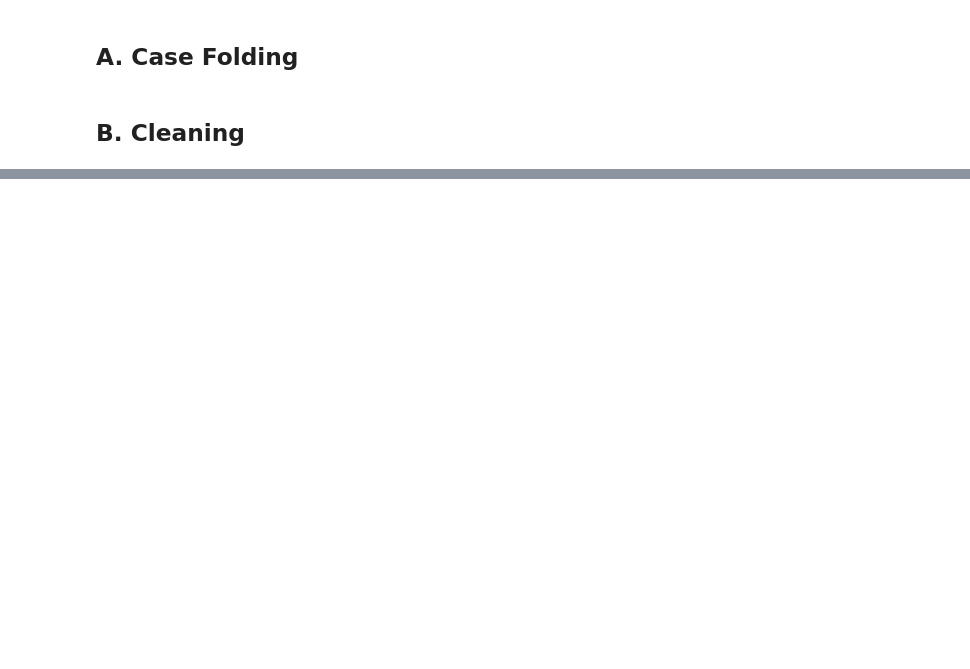
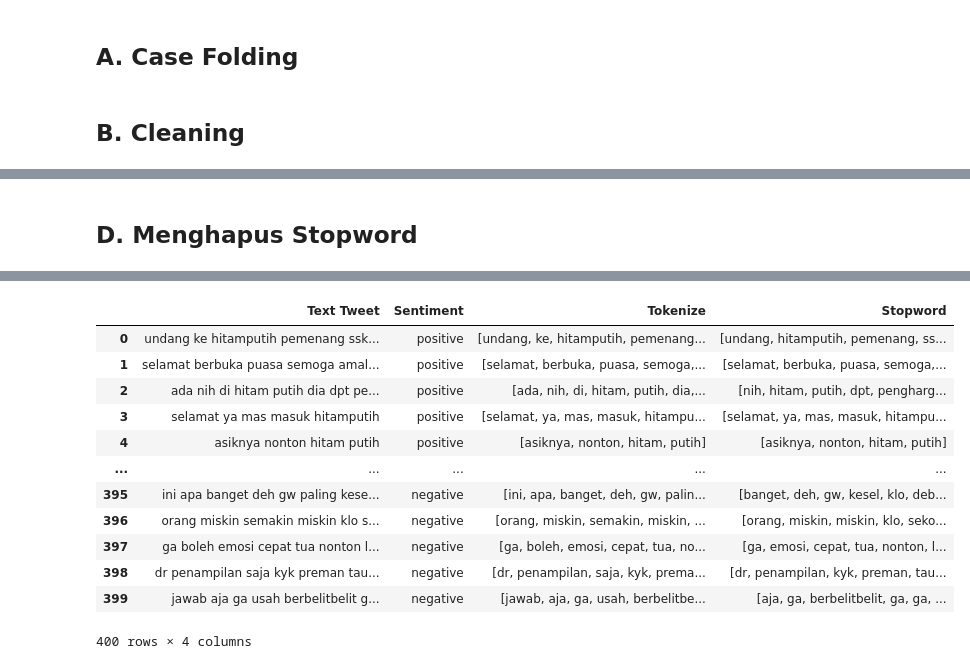
Before and after one commit to firarru/Text-Mining, a Jupyter notebook: Tugas_3_Kelompok_4_Text_Mining.ipynb, the cells around one changed output, grey strips where cells are left out. Drawn from its saved outputs; the diff is of its cells as text; code cells hidden in the pictures; blank space fills up the shorter version.

```diff
--- a/Tugas_3_Kelompok_4_Text_Mining.ipynb
+++ b/Tugas_3_Kelompok_4_Text_Mining.ipynb
@@ -88,0 +124,3 @@ df['Text Tweet'] = df['Text Tweet'].apply(remove_character)
+# %%
+df = df[['Text Tweet', 'Sentiment']]
+df.head(20)
@@ -88,0 +165,5 @@ df['Text Tweet'] = df['Text Tweet'].apply(remove_character)
+# %%
+#Menggunakan tokenize
+nltk.download('punkt_tab')
+df['Tokenize'] = df['Text Tweet'].apply(word_tokenize)
+df
@@ -89,4 +186,8 @@ df['Text Tweet'] = df['Text Tweet'].apply(remove_character)
+# %% [markdown]
+## D. Menghapus Stopword
 # %%
-# nltk.download('stopwords')
-# stop_words = set(stopwords.words('indonesian'))
-# filtered_tokens = [word for word_tokenize in df['Text Tweet'] if word not in stop_words]
+nltk.download('stopwords')
+stop_words = set(stopwords.words('indonesian'))
+df['Stopword'] = df['Tokenize'].apply(lambda x: [word for word in x if word.lower() not in stop_words])
+df
+# %% [output]
@@ -92,0 +196,13 @@ df['Text Tweet'] = df['Text Tweet'].apply(remove_character)
+|  | Text Tweet | Sentiment | Tokenize | Stopword |
+| 0 | undang ke hitamputih pemenang ssk... | positive | [undang, ke, hitamputih, pemenang... | [undang, hitamputih, pemenang, ss... |
+| 1 | selamat berbuka puasa semoga amal... | positive | [selamat, berbuka, puasa, semoga,... | [selamat, berbuka, puasa, semoga,... |
+| 2 | ada nih di hitam putih dia dpt pe... | positive | [ada, nih, di, hitam, putih, dia,... | [nih, hitam, putih, dpt, pengharg... |
+| 3 | selamat ya mas masuk hitamputih | positive | [selamat, ya, mas, masuk, hitampu... | [selamat, ya, mas, masuk, hitampu... |
+| 4 | asiknya nonton hitam putih | positive | [asiknya, nonton, hitam, putih] | [asiknya, nonton, hitam, putih] |
+| ... | ... | ... | ... | ... |
+| 395 | ini apa banget deh gw paling kese... | negative | [ini, apa, banget, deh, gw, palin... | [banget, deh, gw, kesel, klo, deb... |
+| 396 | orang miskin semakin miskin klo s... | negative | [orang, miskin, semakin, miskin, ... | [orang, miskin, miskin, klo, seko... |
+| 397 | ga boleh emosi cepat tua nonton l... | negative | [ga, boleh, emosi, cepat, tua, no... | [ga, emosi, cepat, tua, nonton, l... |
+| 398 | dr penampilan saja kyk preman tau... | negative | [dr, penampilan, saja, kyk, prema... | [dr, penampilan, kyk, preman, tau... |
+| 399 | jawab aja ga usah berbelitbelit g... | negative | [jawab, aja, ga, usah, berbelitbe... | [aja, ga, berbelitbelit, ga, ga, ... |
+400 rows × 4 columns
```
Also changed, not shown: parts of 13 cells of this notebook.
